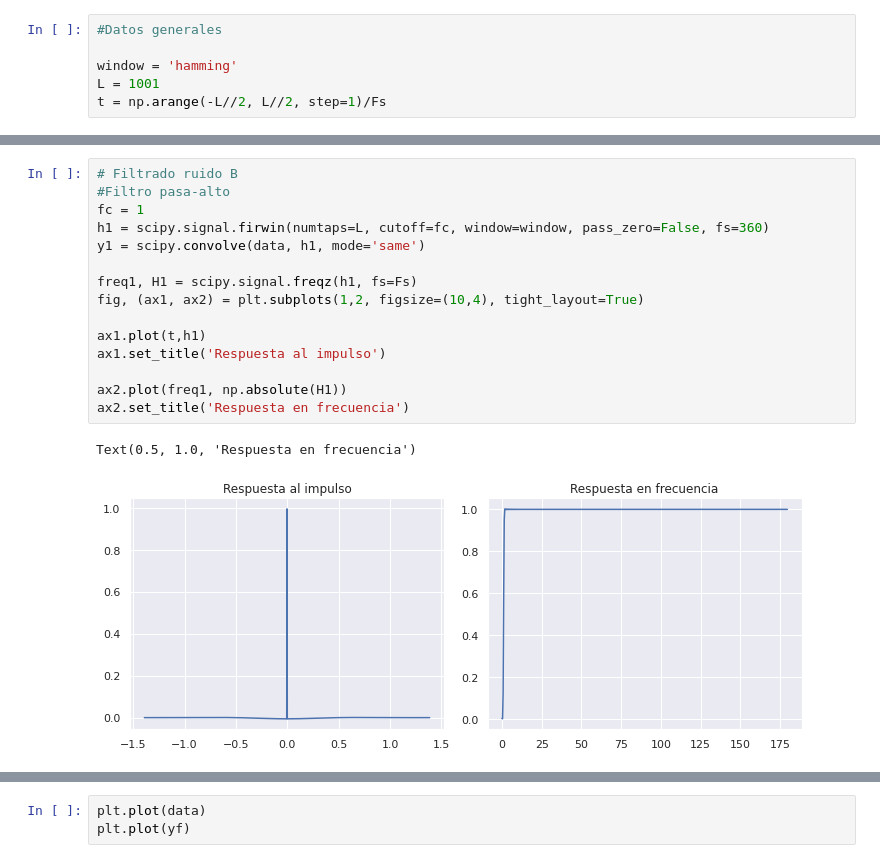
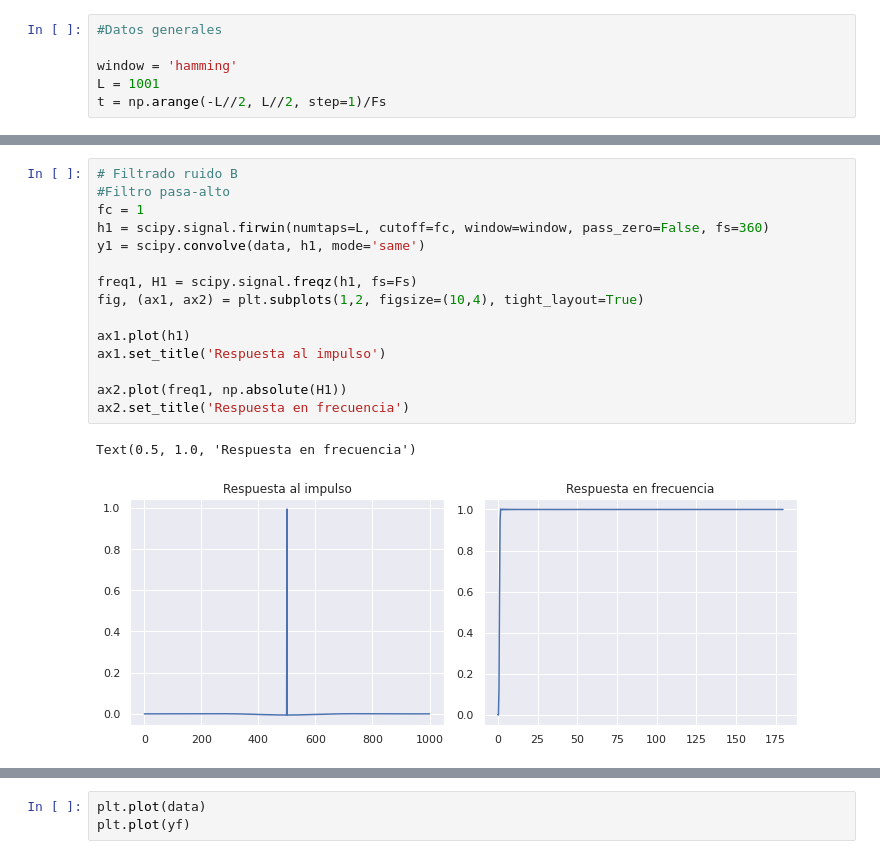
Before and after one commit to Rickiwasho/Analisis-sistemas-lineales, a Jupyter notebook: docs/tarea2/tarea2_info183.ipynb, the cells around one changed output, grey strips where cells are left out. Drawn from its saved outputs; the diff is of its cells as text.

```diff
--- a/docs/tarea2/tarea2_info183.ipynb
+++ b/docs/tarea2/tarea2_info183.ipynb
@@ -286,18 +297,18 @@ Se puede observar tento en el espectrograma como en el espectro de amplitud que
 # %%
 # Filtrado ruido B
 #Filtro pasa-alto
 fc = 1
 h1 = scipy.signal.firwin(numtaps=L, cutoff=fc, window=window, pass_zero=False, fs=360)
 y1 = scipy.convolve(data, h1, mode='same')
 
 freq1, H1 = scipy.signal.freqz(h1, fs=Fs)
 fig, (ax1, ax2) = plt.subplots(1,2, figsize=(10,4), tight_layout=True)
 
-ax1.plot(t,h1)
+ax1.plot(h1)
 ax1.set_title('Respuesta al impulso')
 
 ax2.plot(freq1, np.absolute(H1))
 ax2.set_title('Respuesta en frecuencia')
 # %% [output]
 Text(0.5, 1.0, 'Respuesta en frecuencia')
-[figure, old version]
+[figure, new version]
```
Also changed, not shown: parts of 14 cells of this notebook.
